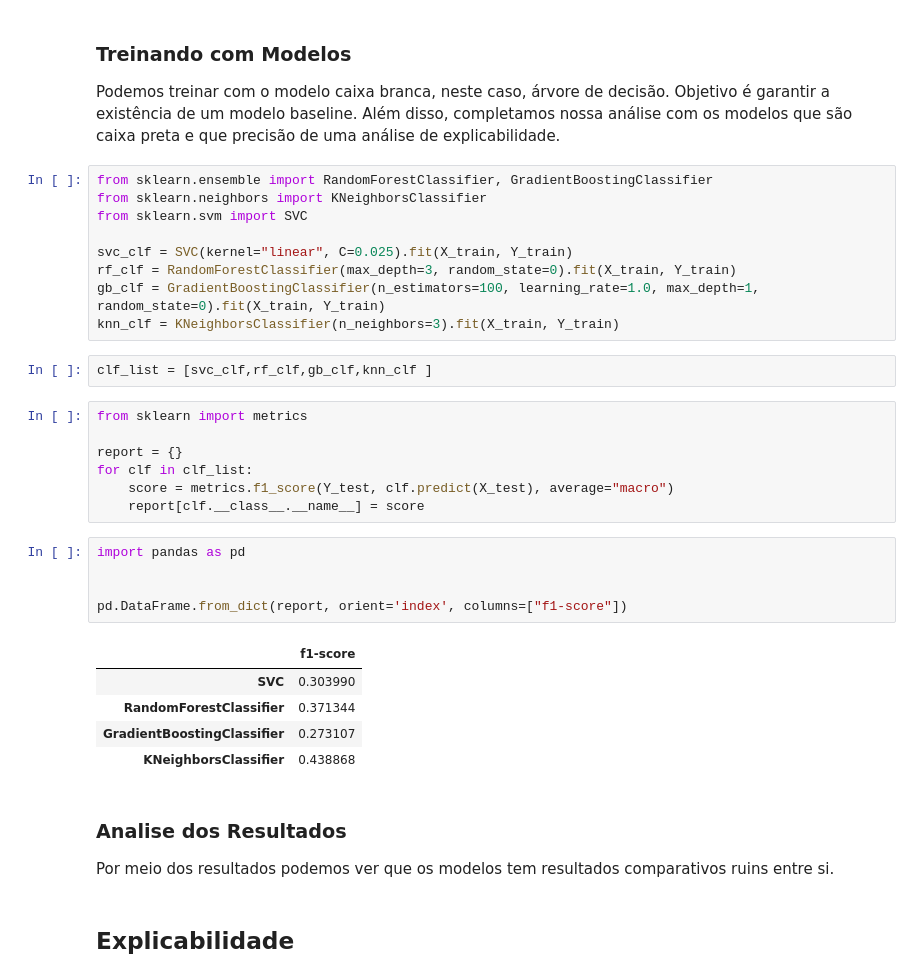
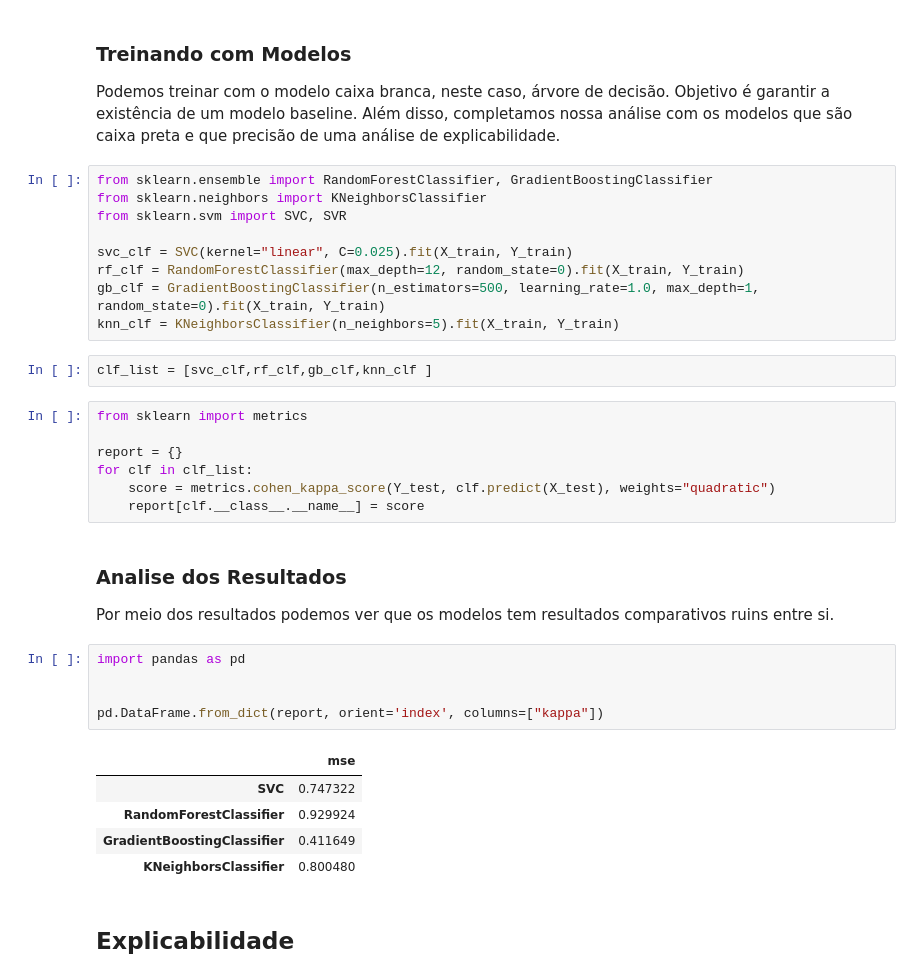
Before and after one commit to Tiagoblima/explanaible-essay-grading, a Jupyter notebook: notebooks/Essay Grade Classification.ipynb, the cells around one changed output. Drawn from its saved outputs; the diff is of its cells as text.

```diff
--- a/notebooks/Essay Grade Classification.ipynb
+++ b/notebooks/Essay Grade Classification.ipynb
@@ -185,12 +220,12 @@ Além disso, completamos nossa análise com os modelos que são caixa preta e qu
 # %%
 from sklearn.ensemble import RandomForestClassifier, GradientBoostingClassifier
 from sklearn.neighbors import KNeighborsClassifier
-from sklearn.svm import SVC
+from sklearn.svm import SVC, SVR
 
 svc_clf = SVC(kernel="linear", C=0.025).fit(X_train, Y_train)
-rf_clf = RandomForestClassifier(max_depth=3, random_state=0).fit(X_train, Y_train)
-gb_clf = GradientBoostingClassifier(n_estimators=100, learning_rate=1.0, max_depth=1, random_state=0).fit(X_train, Y_train)
-knn_clf = KNeighborsClassifier(n_neighbors=3).fit(X_train, Y_train)
+rf_clf = RandomForestClassifier(max_depth=12, random_state=0).fit(X_train, Y_train)
+gb_clf = GradientBoostingClassifier(n_estimators=500, learning_rate=1.0, max_depth=1, random_state=0).fit(X_train, Y_train)
+knn_clf = KNeighborsClassifier(n_neighbors=5).fit(X_train, Y_train)
 # %%
 clf_list = [svc_clf,rf_clf,gb_clf,knn_clf ]
 # %%
@@ -198,23 +233,23 @@ from sklearn import metrics
 
 report = {}
 for clf in clf_list:
-    score = metrics.f1_score(Y_test, clf.predict(X_test), average="macro")
+    score = metrics.cohen_kappa_score(Y_test, clf.predict(X_test), weights="quadratic")
     report[clf.__class__.__name__] = score
-# %%
-import pandas as pd
-
-
-pd.DataFrame.from_dict(report, orient='index', columns=["f1-score"])
-# %% [output]
-|  | f1-score |
-| SVC | 0.303990 |
-| RandomForestClassifier | 0.371344 |
-| GradientBoostingClassifier | 0.273107 |
-| KNeighborsClassifier | 0.438868 |
 # %% [markdown]
 ### Analise dos Resultados
 
 Por meio dos resultados podemos ver que os modelos tem resultados comparativos ruins entre si.
+# %%
+import pandas as pd
+
+
+pd.DataFrame.from_dict(report, orient='index', columns=["kappa"])
+# %% [output]
+|  | mse |
+| SVC | 0.747322 |
+| RandomForestClassifier | 0.929924 |
+| GradientBoostingClassifier | 0.411649 |
+| KNeighborsClassifier | 0.800480 |
 # %% [markdown]
 ## Explicabilidade
 # %% [markdown]
```
Also changed, not shown: parts of 19 cells of this notebook, 1 other file.
